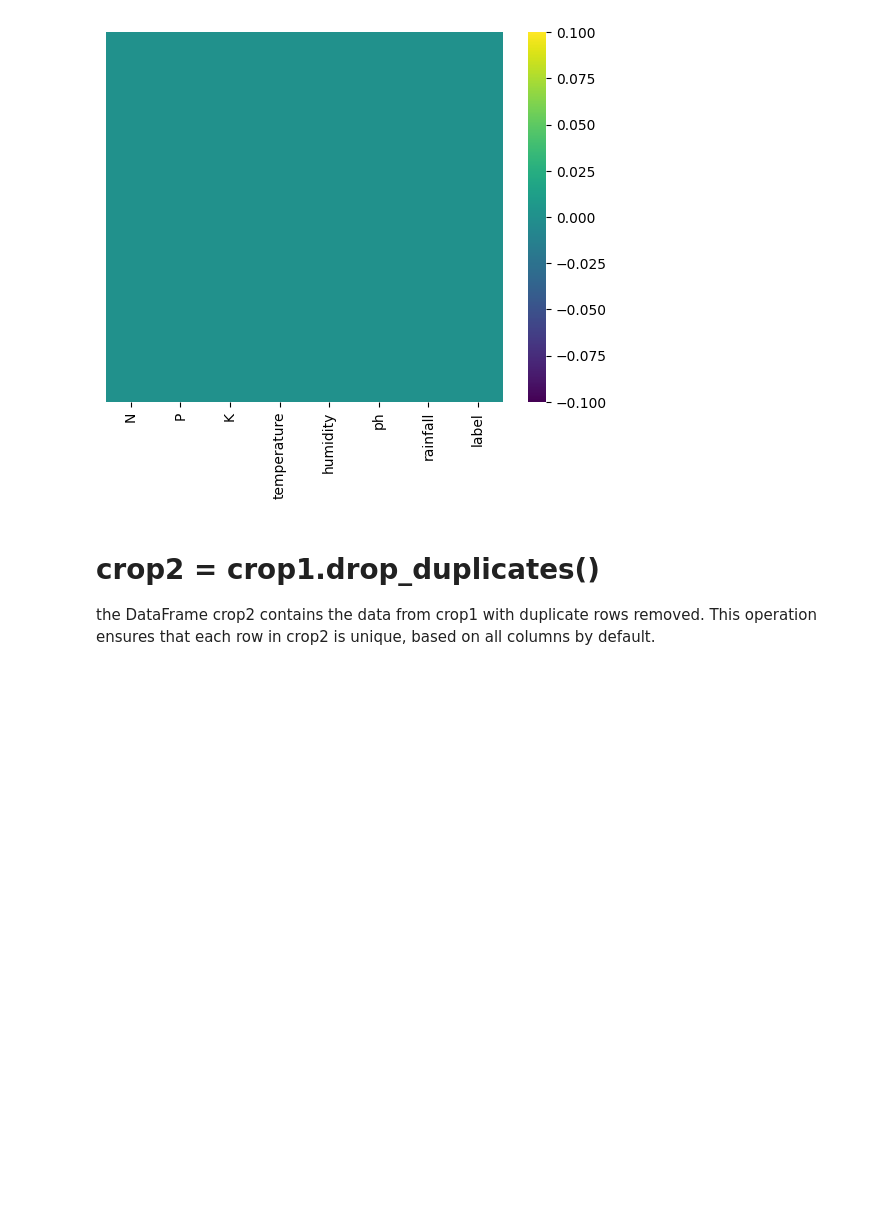
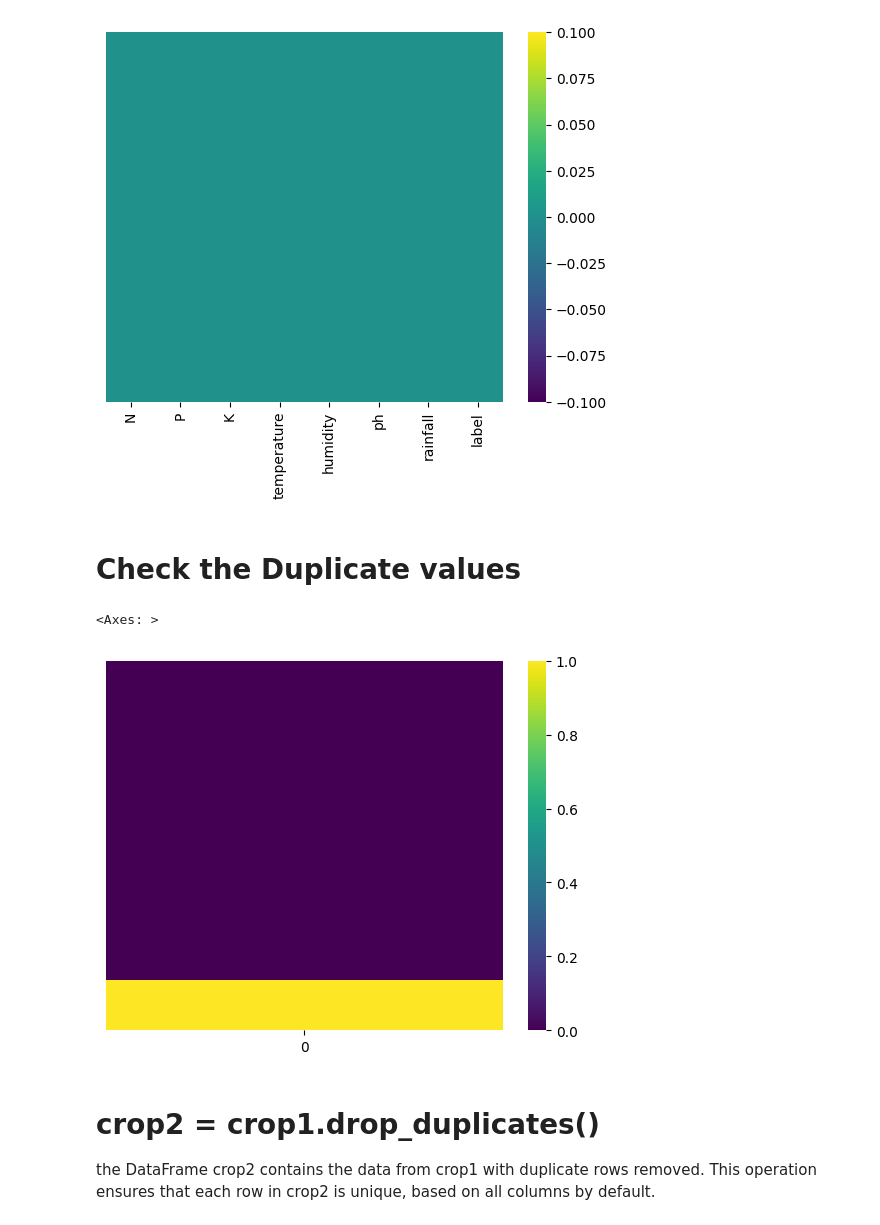
Before and after one commit to sumitc001/Major-Project-using-ML-and-Python-Framework-Flask, a Jupyter notebook: Crop_Recommendation_System.ipynb, the cells around one changed output. Cells and saved outputs as stored; diff of their text form; code cells hidden in the pictures; blank space fills up the shorter version.

```diff
--- a/Crop_Recommendation_System.ipynb
+++ b/Crop_Recommendation_System.ipynb
@@ -254,6 +307,22 @@ sns.heatmap(crop.isnull(),yticklabels=False,cbar=True,cmap='viridis')
 # %% [output]
 <Axes: >
 [figure]
+# %% [markdown]
+# Check the Duplicate values
+# %%
+# Convert the Series to a DataFrame and then use sns.heatmap()
+sns.heatmap(pd.DataFrame(crop.duplicated()), yticklabels=False, cbar=True, cmap='viridis')
+
+# This line of code first converts the boolean Series crop.duplicated() into a DataFrame using pd.DataFrame().
+# The resulting DataFrame has a single column, where each row represents whether the corresponding row in the,
+# original DataFrame crop is a duplicate or not. Then, sns.heatmap() is used to create a heatmap visualization,
+# of this DataFrame. Setting yticklabels=False removes the y-axis tick labels for a cleaner display,
+# cbar=True adds a color bar to the side indicating the scale of colors, and cmap='viridis'
+# sets the color map to 'viridis' for better color contrast.
+# This visualization helps in visually identifying duplicate rows in the dataset.
+# %% [output]
+<Axes: >
+[figure, added]
 # %% [markdown]
 # crop2 = crop1.drop_duplicates()
 the DataFrame crop2 contains the data from crop1 with duplicate rows removed. This operation ensures that each row in crop2 is unique, based on all columns by default.
```
Also changed, not shown: parts of 15 cells of this notebook.
